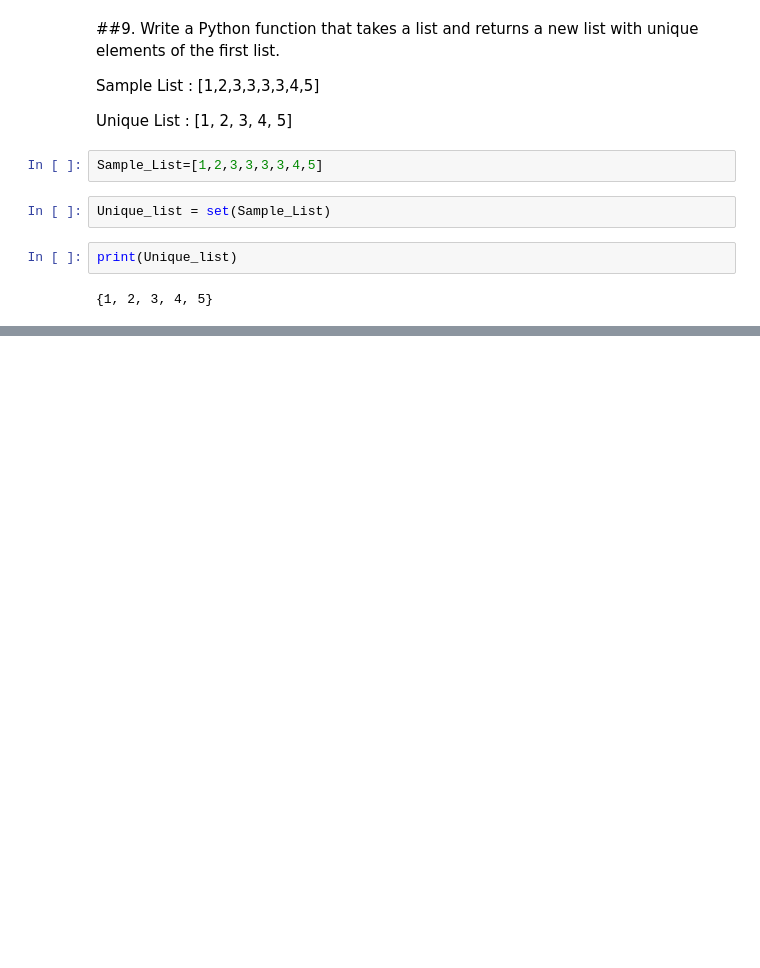
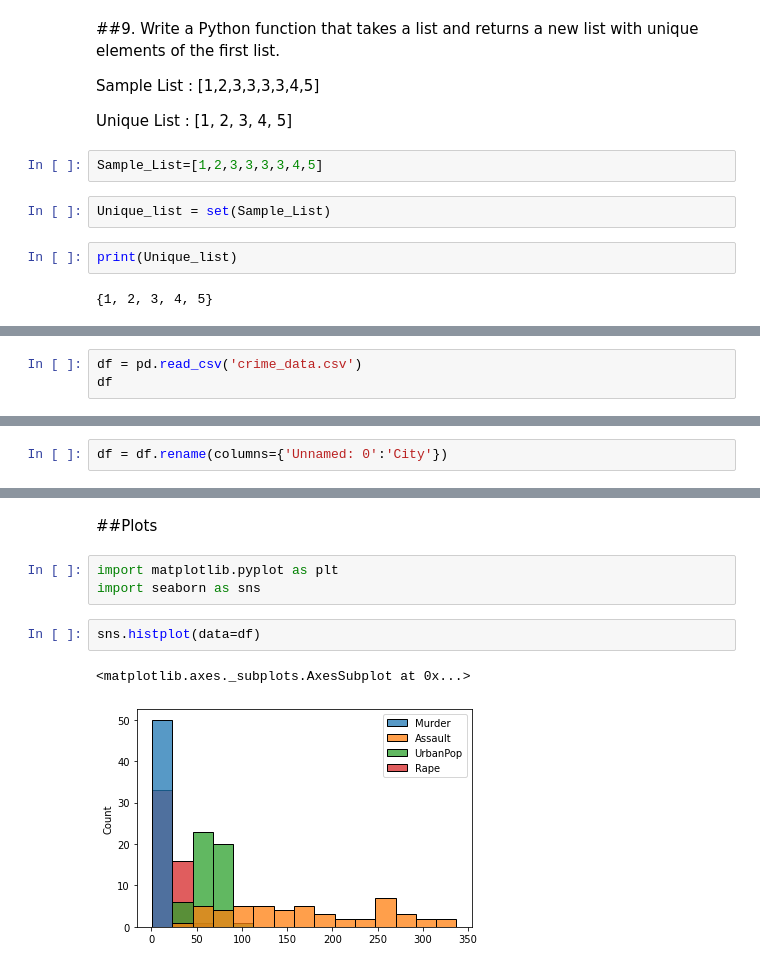
Before and after one commit to Sinudeshmukh/Python-Codes, a Jupyter notebook: PythonAssgn.ipynb, the cells around one changed output, grey strips where cells are left out. Saved outputs shown, nothing was run; the diff lists cells and outputs as text; blank space fills up the shorter version.

```diff
--- a/PythonAssgn.ipynb
+++ b/PythonAssgn.ipynb
@@ -233,0 +421,3 @@ print(Unique_list)
+# %%
+df = pd.read_csv('crime_data.csv')
+df
@@ -233,0 +442,2 @@ print(Unique_list)
+# %%
+df = df.rename(columns={'Unnamed: 0':'City'})
@@ -233,0 +476,10 @@ print(Unique_list)
+# %% [markdown]
+##Plots
+# %%
+import matplotlib.pyplot as plt
+import seaborn as sns
+# %%
+sns.histplot(data=df)
+# %% [output]
+<matplotlib.axes._subplots.AxesSubplot at 0x...>
+[figure, added]
```
Also changed, not shown: parts of 70 cells of this notebook.
